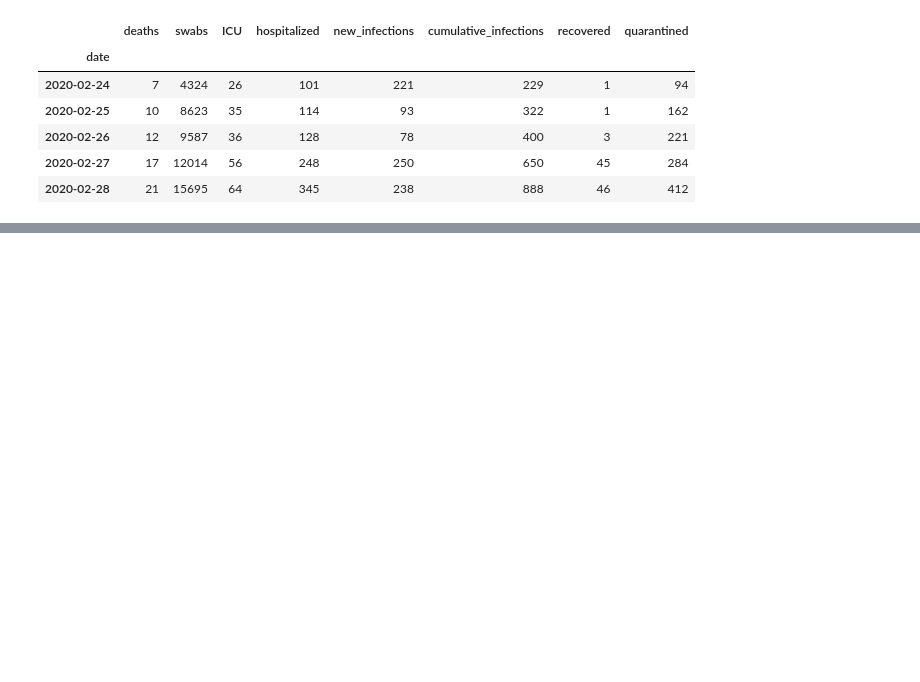
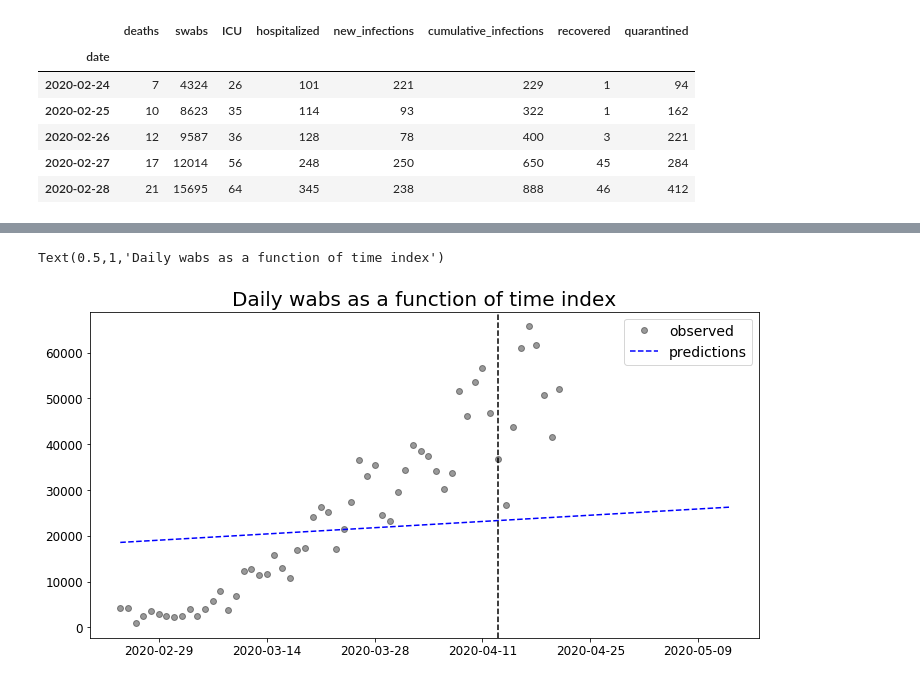
Before and after one commit to RobertoCorti/Statistical-Machine-Learning-2020, a Jupyter notebook: homeworks/homework_05.ipynb, the cells around one changed output, grey strips where cells are left out. Cells and saved outputs as stored; diff of their text form; code cells hidden in the pictures; blank space fills up the shorter version.

```diff
--- a/homeworks/homework_05.ipynb
+++ b/homeworks/homework_05.ipynb
@@ -190 +266,16 @@ Text(0.5,1,'ExpSineSquared(length_scale=0.00204, periodicity=275)')
+# %%
+Y_hat = (gp0.predict(date_idx))
+
+#data_covid = data_covid.assign(y_hat = Y_hat)
+
+
+fig, ax = plt.subplots(1, 1, figsize=(12, 6))
+ax.plot(date_days[0:len(data_covid.y_n.values)], data_covid.y_n.values, color='black', marker='o', linestyle='', alpha= 0.4,label='observed')
+ax.plot(date_days, Y_hat, color='b', linestyle='--', label="predictions")
+ax.axvline(pd.to_datetime("2020-04-13"), linestyle='--', color='k')
+ax.legend()
+ax.set_title('Daily wabs as a function of time index')
+# %% [output]
+Text(0.5,1,'Daily wabs as a function of time index')
+[figure, added]
 # %%
```
Also changed, not shown: parts of 24 cells of this notebook.
